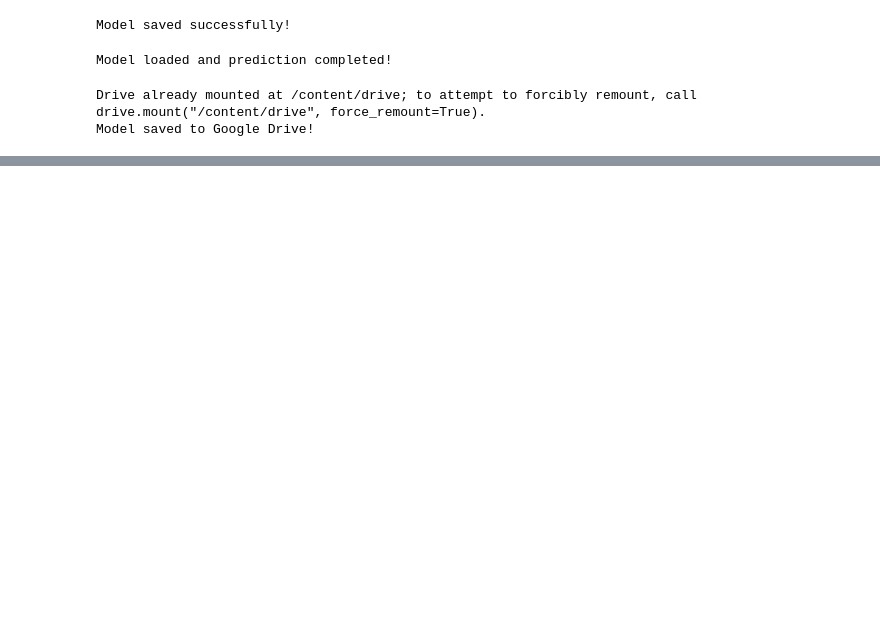
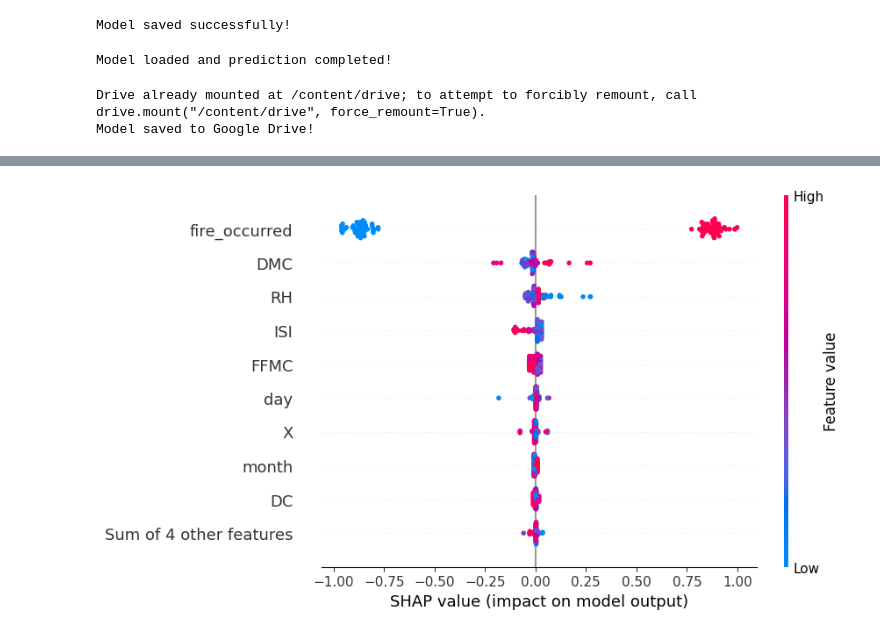
Before and after one commit to LW567-lab/Assignment-2-WildfirePrediction, a Jupyter notebook: forestfire_model.ipynb, the cells around one changed output, grey strips where cells are left out. Cells and saved outputs as stored; diff of their text form; code cells hidden in the pictures; blank space fills up the shorter version.

```diff
--- a/forestfire_model.ipynb
+++ b/forestfire_model.ipynb
@@ -545,0 +627,9 @@ files.download("random_forest_model.pkl")
+# %%
+import shap
+
+explainer = shap.Explainer(best_model, X_train)
+shap_values = explainer(X_test)
+
+shap.plots.beeswarm(shap_values)
+# %% [output]
+[figure, added]
```
Also changed, not shown: parts of 8 cells of this notebook.
